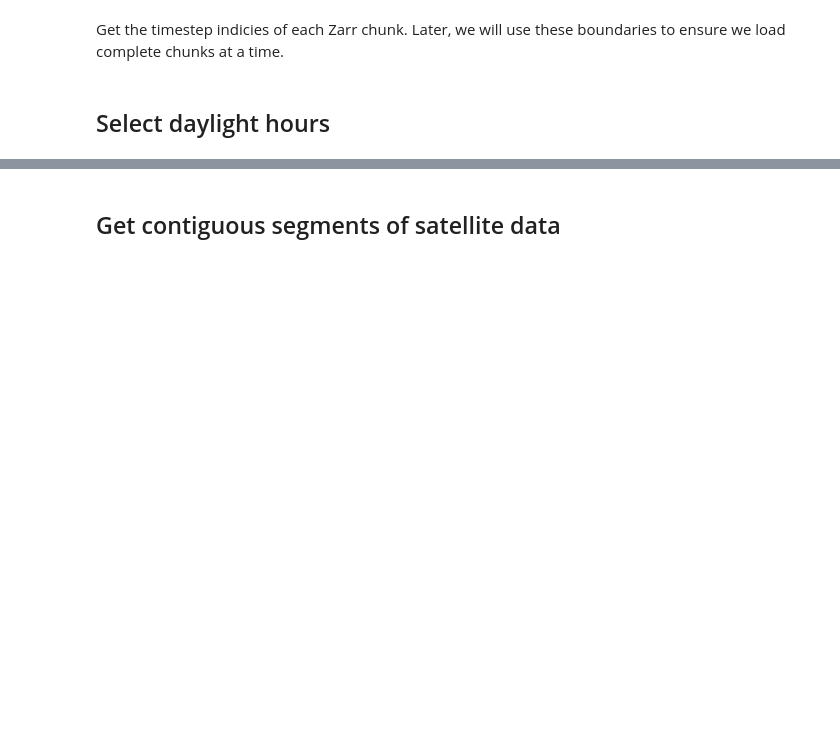
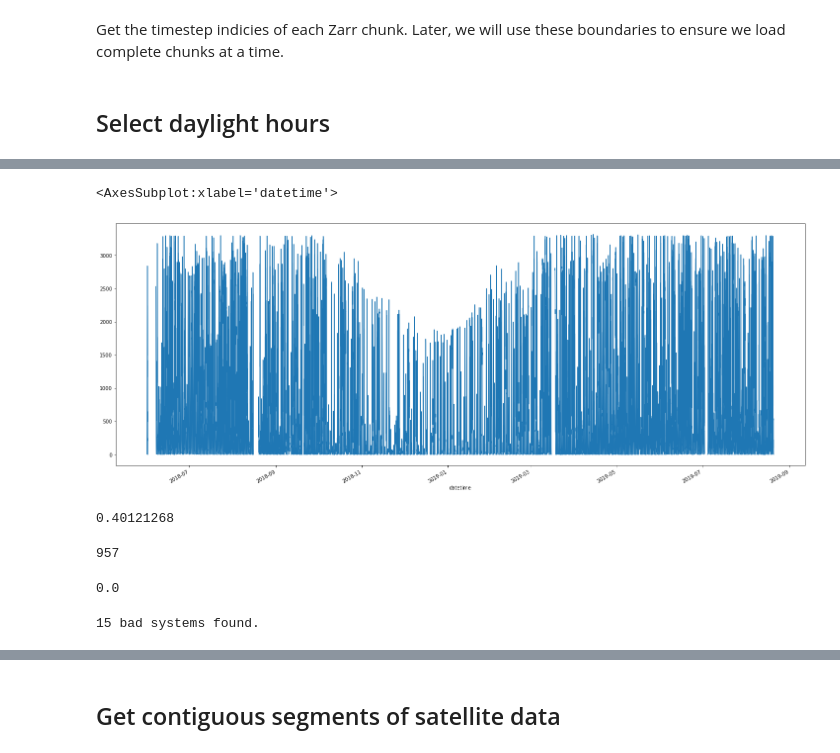
Before and after one commit to openclimatefix/predict_pv_yield, a Jupyter notebook: notebooks/21.0_include_PV_data.ipynb, the cells around one changed output, grey strips where cells are left out. Saved outputs shown, nothing was run; the diff lists cells and outputs as text; code cells hidden in the pictures; blank space fills up the shorter version.

Commit message:
made a start on getting the PV power data into the ML model

```diff
--- a/notebooks/21.0_include_PV_data.ipynb
+++ b/notebooks/21.0_include_PV_data.ipynb
@@ -217,6 +218,6 @@ corners = [
 # %%
 %%time
-datetimes = get_daylight_timestamps(
+datetimes = select_daylight_timestamps(
     dt_index=pd.DatetimeIndex(sat_data.time.values, tz='UTC'),
     locations=corners)
 # %% [output]
@@ -227,0 +259,9 @@ Wall time: 6.63 s
+# %%
+def load_solar_pv_data():
+    gcs = gcsfs.GCSFileSystem(access='read_only')
+    with gcs.open(PV_DATA_FILENAME, mode='rb') as file:
+        pv_data = xr.open_dataset(file)
+    return pv_data
+# %%
+%%time
+pv_data = load_solar_pv_data()
@@ -227,0 +271,13 @@ Wall time: 6.63 s
+# %%
+%%time
+# Clip to start and end date of satellite data.
+# Note that the data in the net CDF file is in the Europe/London timezone,
+# but xarray can only handle timezone-naive timestamps.
+start_datetime = datetimes[0].tz_convert('Europe/London').tz_convert(None)
+end_datetime = datetimes[-1].tz_convert('Europe/London').tz_convert(None)
+pv_power_df = pv_data.sel(datetime=slice(start_datetime, end_datetime)).to_dataframe().dropna(axis='columns', how='all')
+
+
+pv_power_df = pv_power_df.clip(lower=0, upper=5E7)
+pv_power_df.columns = [np.int32(col) for col in pv_power_df.columns]
+pv_power_df = pv_power_df.tz_localize('Europe/London').tz_convert('UTC')
@@ -227,0 +306,9 @@ Wall time: 6.63 s
+# %%
+pv_power_df[10003].plot()
+# %% [output]
+<AxesSubplot:xlabel='datetime'>
+[figure, added]
+# %%
+pv_power_df.values.nbytes / 1E9
+# %% [output]
+0.40121268
@@ -227,0 +329,4 @@ Wall time: 6.63 s
+# %%
+len(pv_metadata)
+# %% [output]
+957
@@ -227,0 +339,14 @@ Wall time: 6.63 s
+# %%
+pv_power_df.min().min()
+# %% [output]
+0.0
+# %%
+# Drop systems which produce power over night
+NIGHT_YIELD_THRESHOLD = 0.4
+night_hours = [22, 23, 0, 1, 2]
+pv_data_at_night = pv_power_df.loc[pv_power_df.index.hour.isin(night_hours)]
+pv_above_threshold_at_night = (pv_data_at_night > NIGHT_YIELD_THRESHOLD).any()
+bad_systems = pv_power_df.columns[pv_above_threshold_at_night]
+print(len(bad_systems), 'bad systems found.')
+# %% [output]
+15 bad systems found.
```
Also changed, not shown: parts of 50 cells of this notebook.
